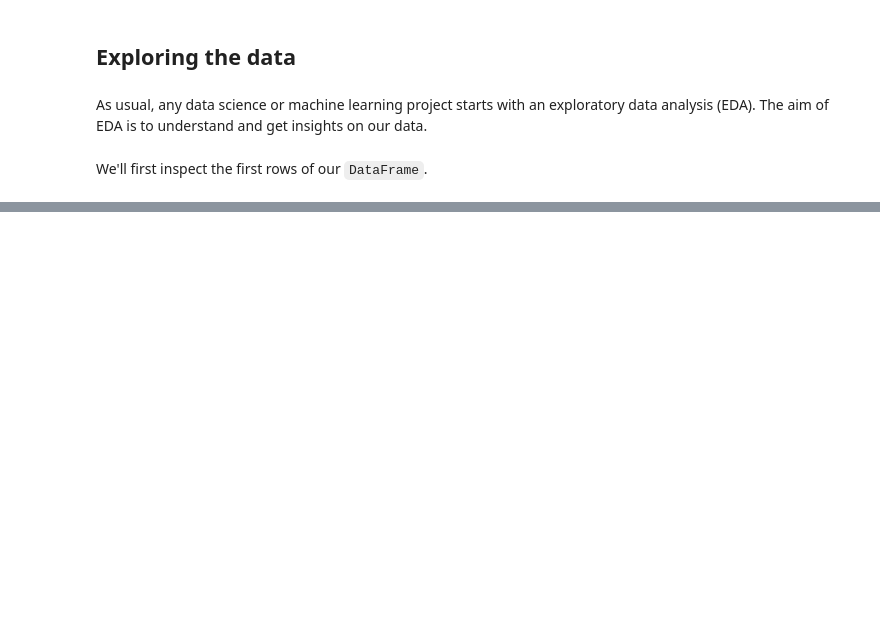
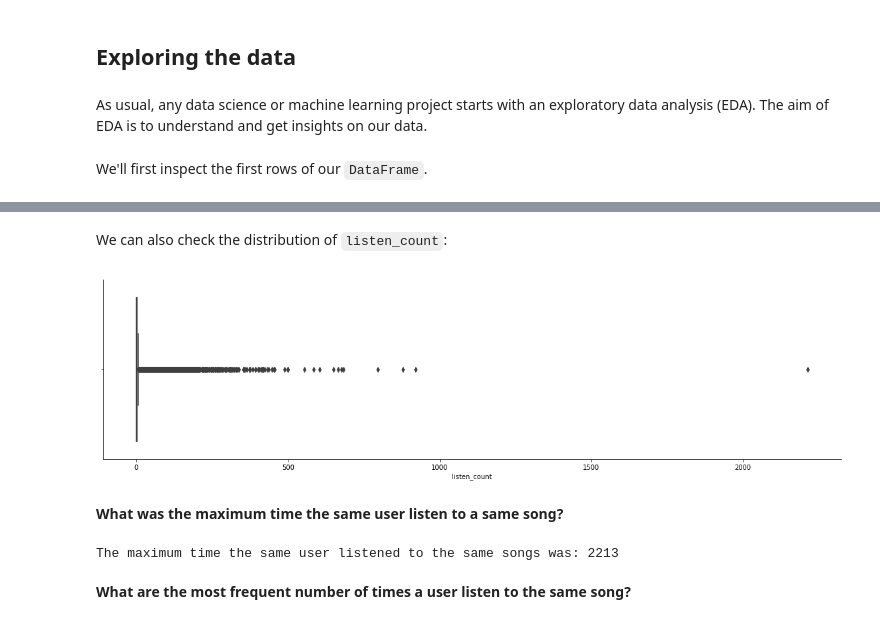
Before and after one commit to ugis22/music_recommender, a Jupyter notebook: collaborative recommender system/CF_knn_music_recommender.ipynb, the cells around one changed output, grey strips where cells are left out. Saved outputs shown, nothing was run; the diff lists cells and outputs as text; code cells hidden in the pictures; blank space fills up the shorter version.

```diff
--- a/collaborative recommender system/CF_knn_music_recommender.ipynb
+++ b/collaborative recommender system/CF_knn_music_recommender.ipynb
@@ -82 +212,11 @@ There are 76353 unique users and 10000 unique movies in this data set
+# %% [markdown]
+We can also check the distribution of `listen_count`:
+# %%
+plt.figure(figsize=(20, 5))
+sns.boxplot(x='listen_count', data=df_songs)
+sns.despine()
+# %% [output]
+[figure, added]
+# %% [markdown]
+**What was the maximum time the same user listen to a same song?**
 # %%
@@ -115,0 +224,6 @@ df_movies_cnt.head()
+# %%
+print(f"The maximum time the same user listened to the same songs was: {listen_counts['listen_count'].iloc[-1]}")
+# %% [output]
+The maximum time the same user listened to the same songs was: 2213
+# %% [markdown]
+**What are the most frequent number of times a user listen to the same song?**
```
Also changed, not shown: parts of 43 cells of this notebook.
